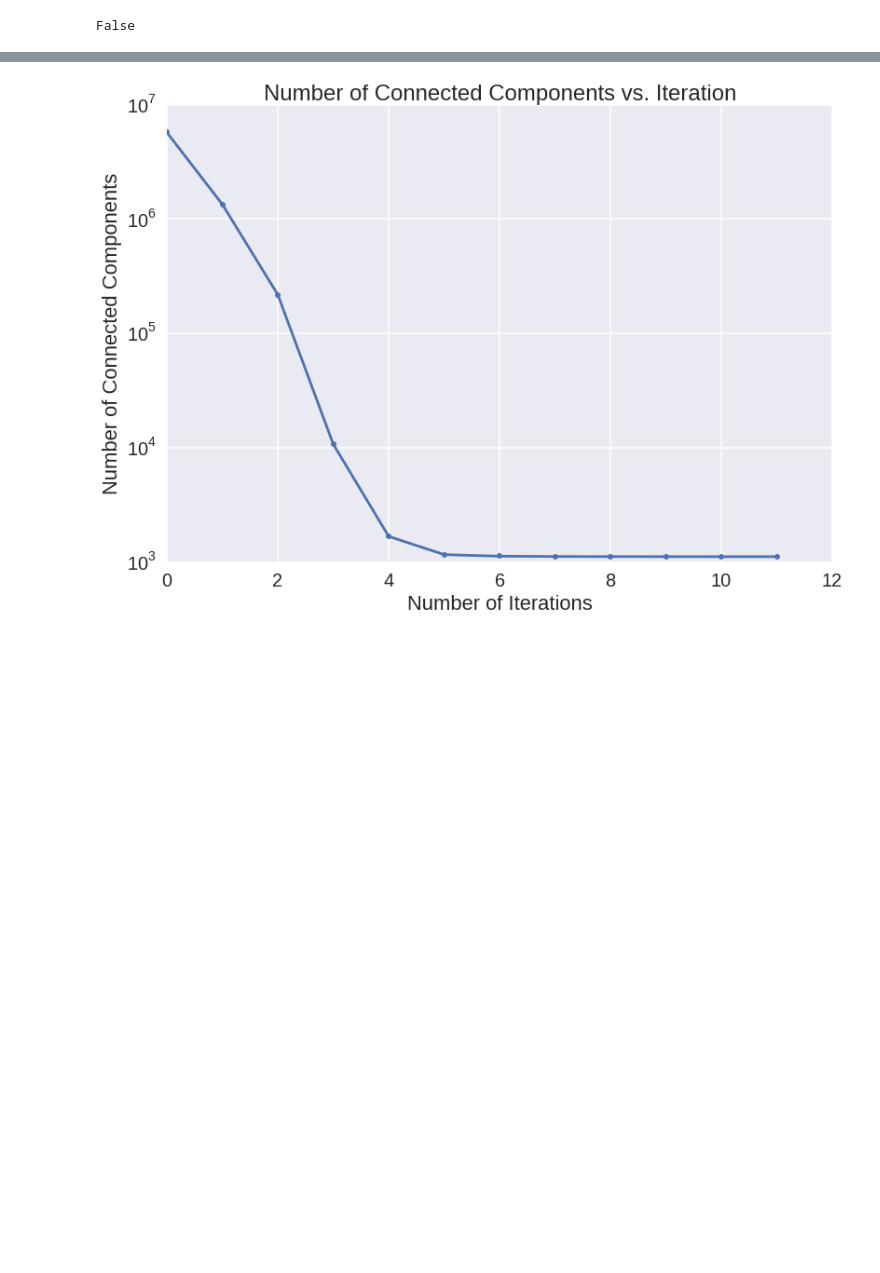
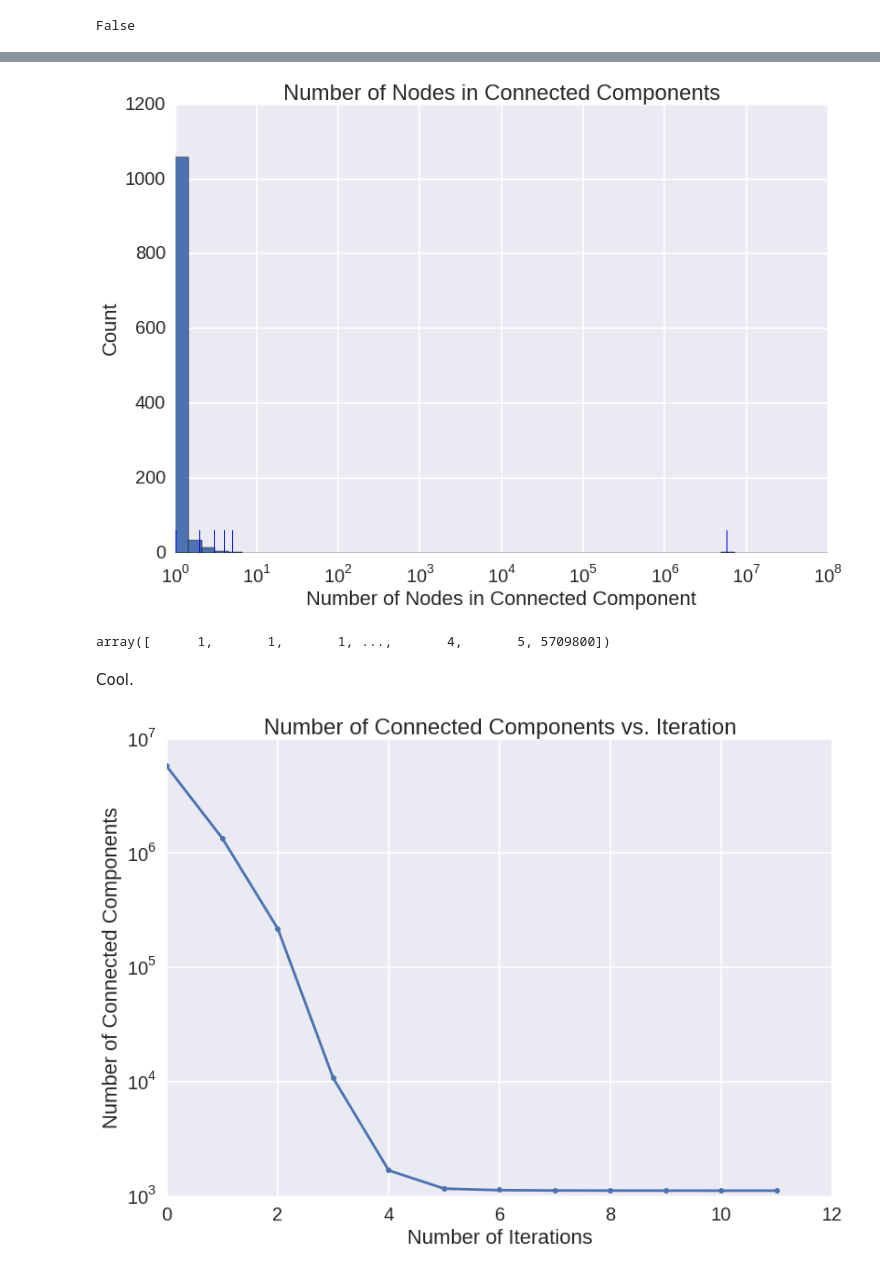
Before and after one commit to harvard-cs205/cs205-homework, a Jupyter notebook: HW1/P5/2015_09_29_wiki_graph_connected_components_undirected.ipynb, the cells around one changed output, grey strips where cells are left out. Cells and saved outputs as stored; diff of their text form; code cells hidden in the pictures; blank space fills up the shorter version.

Commit message:
Finally counted the number of nodes per connected component.

```diff
--- a/HW1/P5/2015_09_29_wiki_graph_connected_components_undirected.ipynb
+++ b/HW1/P5/2015_09_29_wiki_graph_connected_components_undirected.ipynb
@@ -76,3 +94,25 @@ connector.run_until_converged()
+# %%
+nodes_per_index = connector.get_number_of_nodes_per_index()
+# %%
+collected_nodes_per_index = nodes_per_index.collect()
+# %%
+num_nodes = map(lambda x: x[1], collected_nodes_per_index)
+# %%
+plt.hist(num_nodes, bins=np.logspace(0, 8))
+sns.rugplot(num_nodes)
+plt.gca().set_xscale('log')
+plt.xlabel('Number of Nodes in Connected Component')
+plt.ylabel('Count')
+plt.title('Number of Nodes in Connected Components')
+plt.savefig('undirected_num_nodes_per_component.png', dpi=200, bbox_inches='tight')
+# %% [output]
+[figure, added]
+# %%
+np.sort(num_nodes)
+# %% [output]
+array([      1,       1,       1, ...,       4,       5, 5709800])
+# %% [markdown]
+Cool.
 # %%
 indices_vs_iteration = connector.num_unique_vs_iteration
 # %%
```
Also changed, not shown: parts of 1 cell of this notebook, 2 other files.
